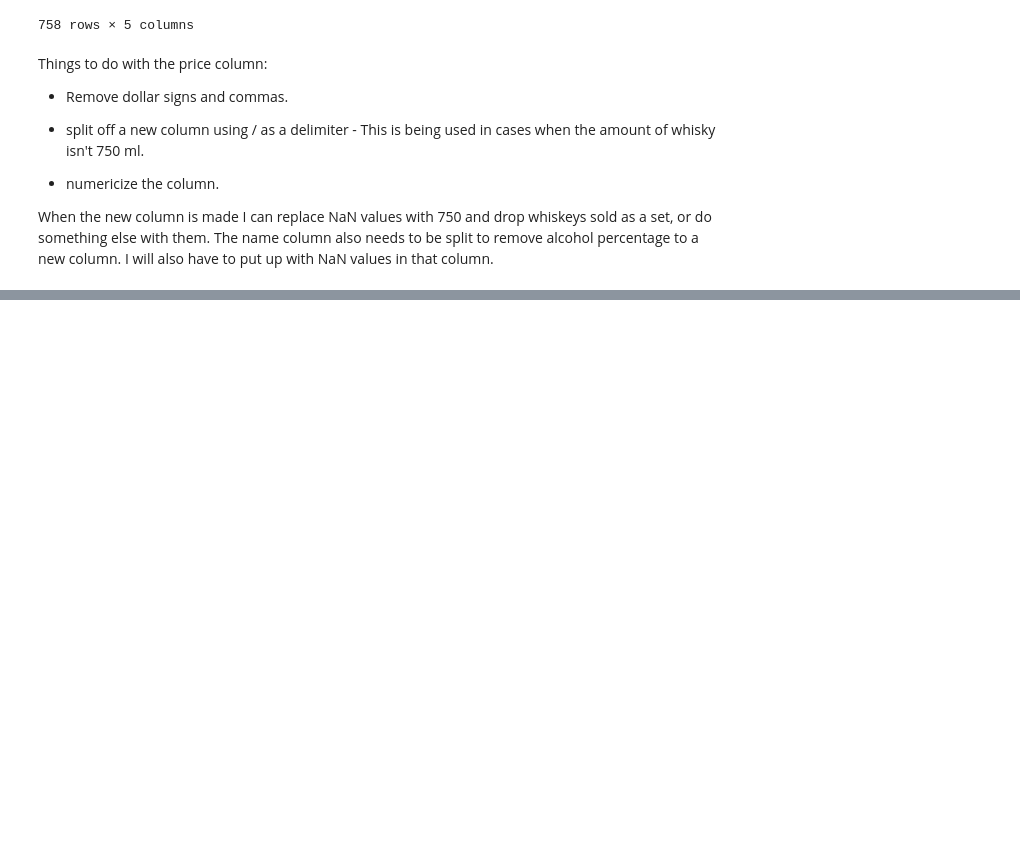
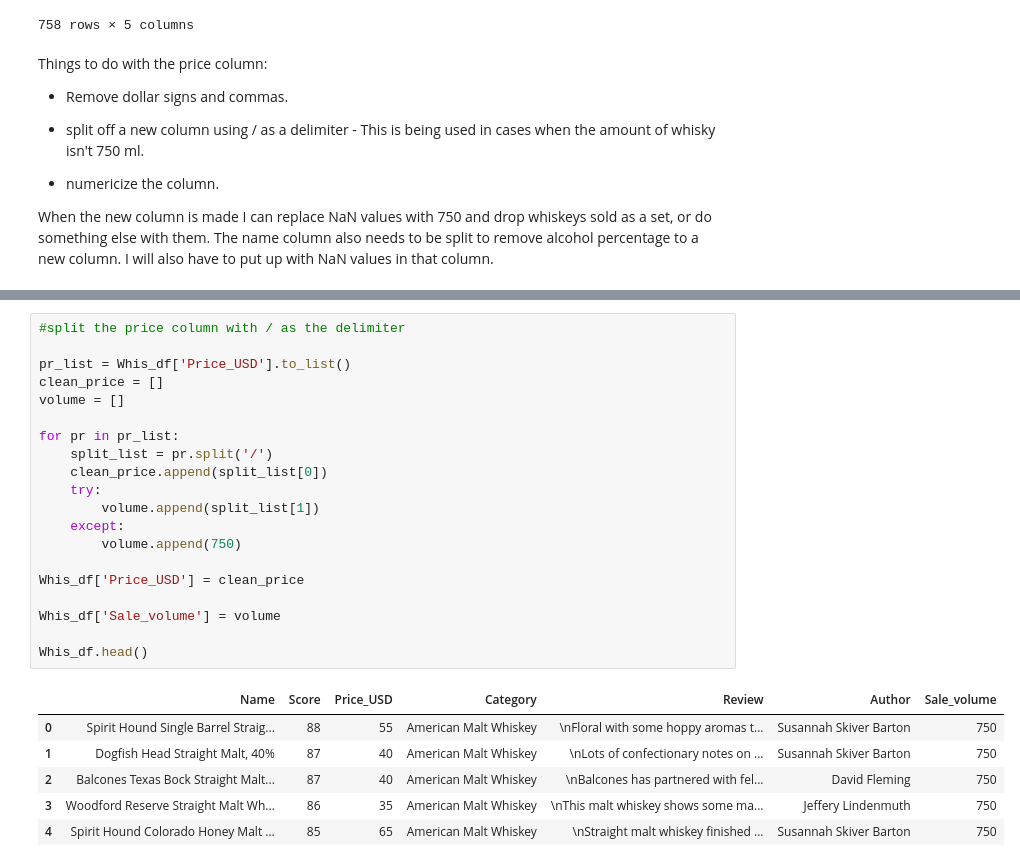
Before and after one commit to gspahlin/WhiskyAdvocate_ETL, a Jupyter notebook: whiskey_scraper.ipynb, the cells around one changed output, grey strips where cells are left out. Cells and saved outputs as stored; diff of their text form; blank space fills up the shorter version.

Commit message:
significant amount of cleanup added

```diff
--- a/whiskey_scraper.ipynb
+++ b/whiskey_scraper.ipynb
@@ -455,0 +436,27 @@ in that column.
+# %%
+#split the price column with / as the delimiter
+
+pr_list = Whis_df['Price_USD'].to_list()
+clean_price = []
+volume = []
+
+for pr in pr_list:
+    split_list = pr.split('/')
+    clean_price.append(split_list[0])
+    try:
+        volume.append(split_list[1])
+    except:
+        volume.append(750)
+
+Whis_df['Price_USD'] = clean_price
+
+Whis_df['Sale_volume'] = volume
+
+Whis_df.head()
+# %% [output]
+|  | Name | Score | Price_USD | Category | Review | Author | Sale_volume |
+| 0 | Spirit Hound Single Barrel Straig... | 88 | 55 | American Malt Whiskey | \nFloral with some hoppy aromas t... | Susannah Skiver Barton | 750 |
+| 1 | Dogfish Head Straight Malt, 40% | 87 | 40 | American Malt Whiskey | \nLots of confectionary notes on ... | Susannah Skiver Barton | 750 |
+| 2 | Balcones Texas Bock Straight Malt... | 87 | 40 | American Malt Whiskey | \nBalcones has partnered with fel... | David Fleming | 750 |
+| 3 | Woodford Reserve Straight Malt Wh... | 86 | 35 | American Malt Whiskey | \nThis malt whiskey shows some ma... | Jeffery Lindenmuth | 750 |
+| 4 | Spirit Hound Colorado Honey Malt ... | 85 | 65 | American Malt Whiskey | \nStraight malt whiskey finished ... | Susannah Skiver Barton | 750 |
```
Also changed, not shown: parts of 47 cells of this notebook.
